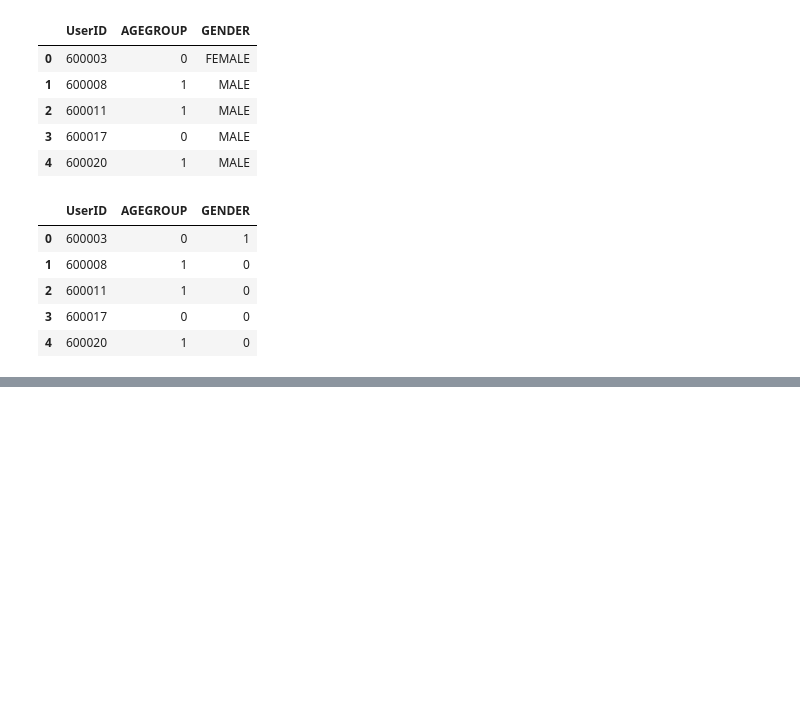
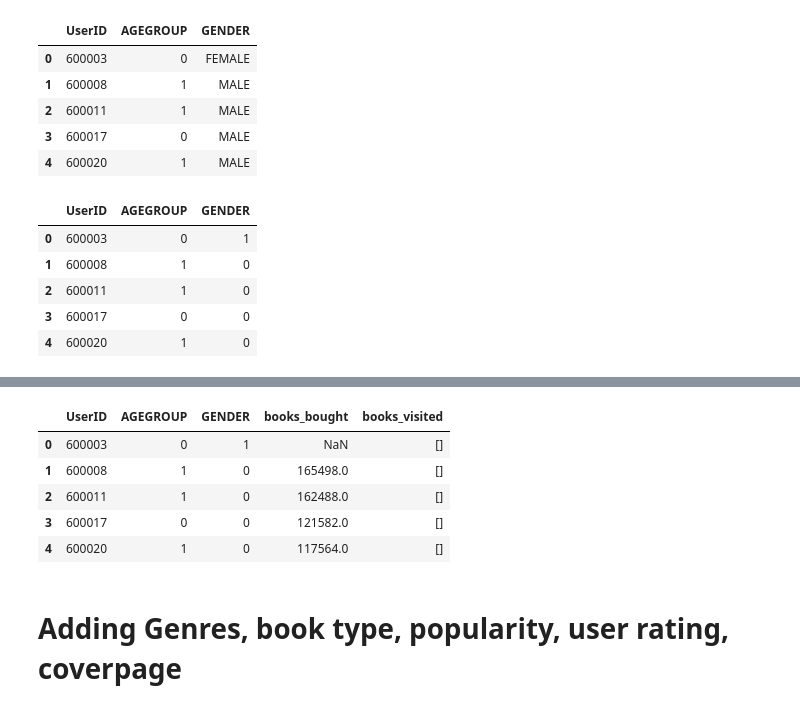
Before and after one commit to praneeth7894/Projects, a Jupyter notebook: BibliothecaModelingData/BibliothecaModelingData.ipynb, the cells around one changed output, grey strips where cells are left out. Drawn from its saved outputs; the diff is of its cells as text; code cells hidden in the pictures; blank space fills up the shorter version.

```diff
--- a/BibliothecaModelingData/BibliothecaModelingData.ipynb
+++ b/BibliothecaModelingData/BibliothecaModelingData.ipynb
@@ -68,0 +116,12 @@ array([117564, 105481, 169328, 167437, 154892, 114400, 114845, 121906,
+# %%
+users_list['books_visited']=books_visited #adding books visited by every user to user list
+users_list.head()
+# %% [output]
+|  | UserID | AGEGROUP | GENDER | books_bought | books_visited |
+| 0 | 600003 | 0 | 1 | NaN | [] |
+| 1 | 600008 | 1 | 0 | 165498.0 | [] |
+| 2 | 600011 | 1 | 0 | 162488.0 | [] |
+| 3 | 600017 | 0 | 0 | 121582.0 | [] |
+| 4 | 600020 | 1 | 0 | 117564.0 | [] |
+# %% [markdown]
+# Adding Genres, book type, popularity, user rating, coverpage
```
Also changed, not shown: parts of 7 cells of this notebook.
